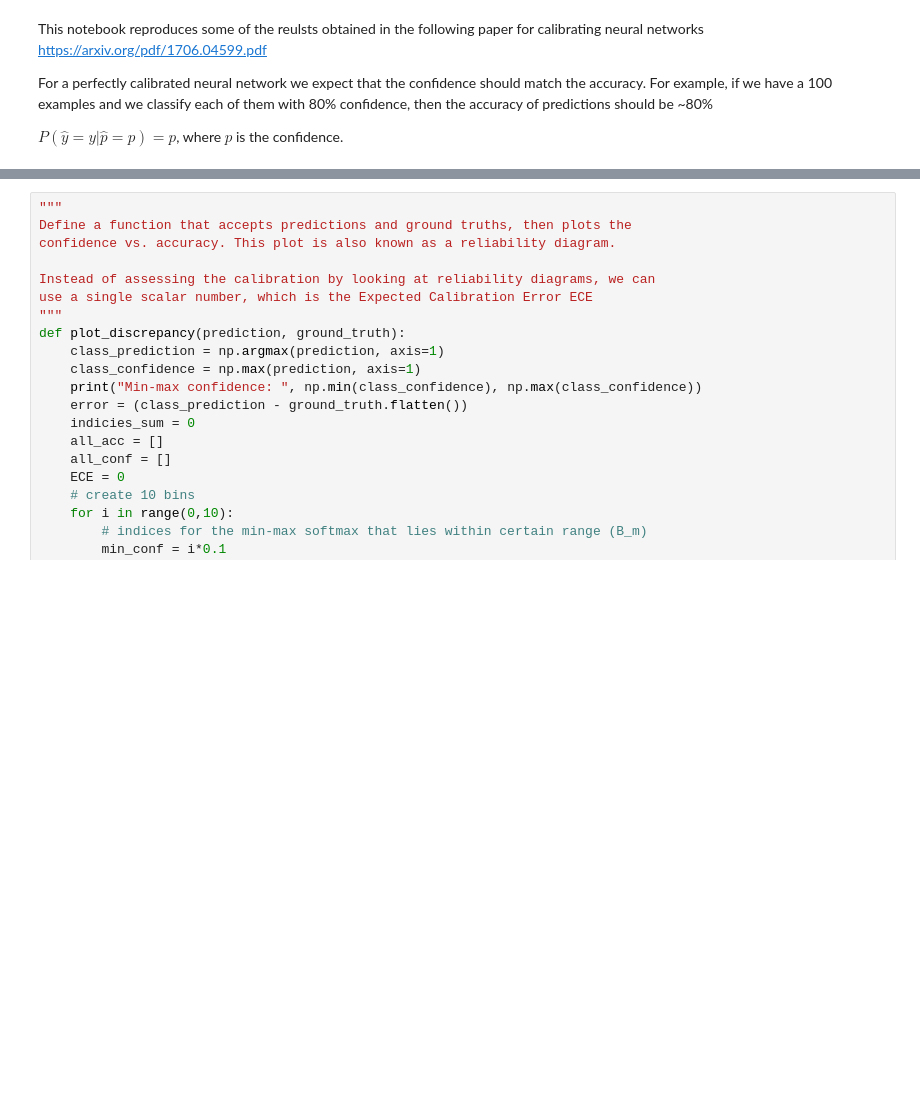
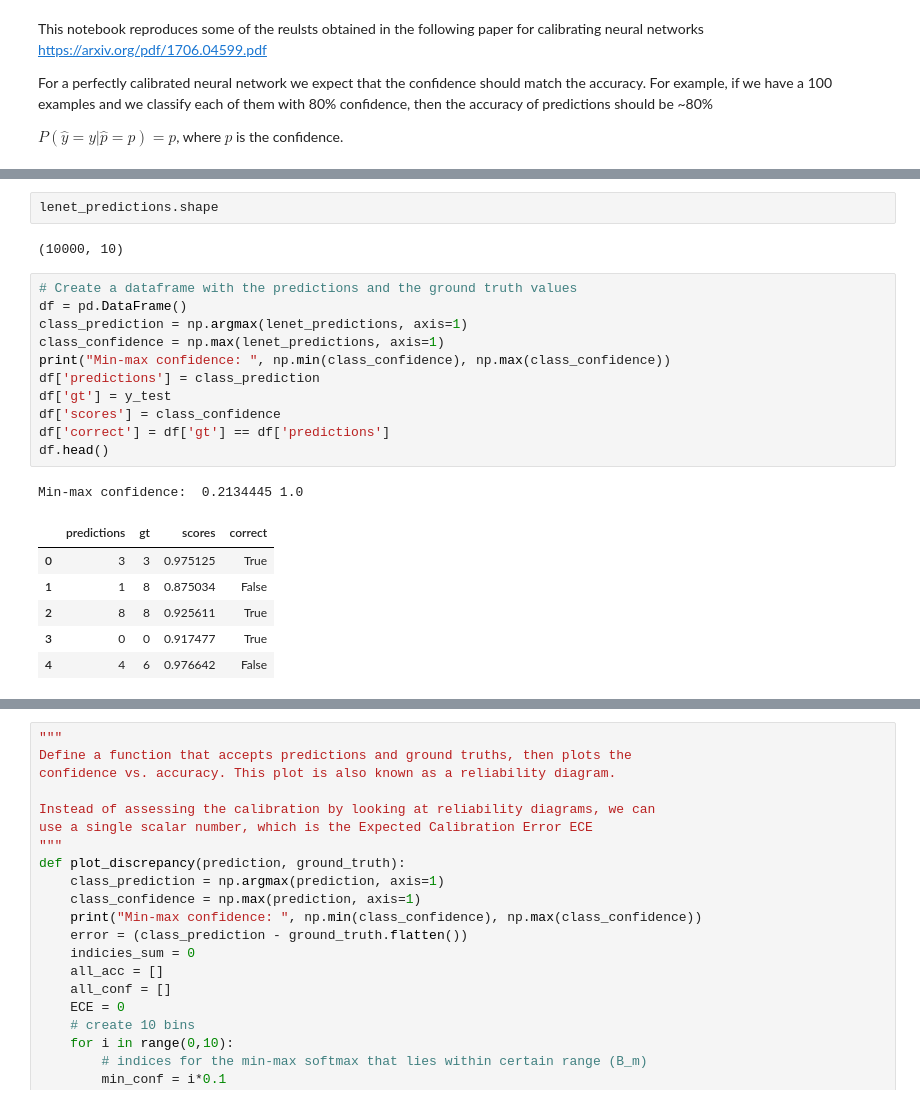
Before and after one commit to adelizer/kaggle-sandbox, a Jupyter notebook: drafts/NN_calibration.ipynb, the cells around one changed output, grey strips where cells are left out. Cells and saved outputs as stored; diff of their text form; blank space fills up the shorter version.

```diff
--- a/drafts/NN_calibration.ipynb
+++ b/drafts/NN_calibration.ipynb
@@ -81,0 +99,23 @@ print(lenet_score)
+# %%
+lenet_predictions.shape
+# %% [output]
+(10000, 10)
+# %%
+# Create a dataframe with the predictions and the ground truth values
+df = pd.DataFrame()
+class_prediction = np.argmax(lenet_predictions, axis=1)
+class_confidence = np.max(lenet_predictions, axis=1)
+print("Min-max confidence: ", np.min(class_confidence), np.max(class_confidence))
+df['predictions'] = class_prediction
+df['gt'] = y_test
+df['scores'] = class_confidence
+df['correct'] = df['gt'] == df['predictions']
+df.head()
+# %% [output]
+Min-max confidence:  0.2134445 1.0
+|  | predictions | gt | scores | correct |
+| 0 | 3 | 3 | 0.975125 | True |
+| 1 | 1 | 8 | 0.875034 | False |
+| 2 | 8 | 8 | 0.925611 | True |
+| 3 | 0 | 0 | 0.917477 | True |
+| 4 | 4 | 6 | 0.976642 | False |
```
Also changed, not shown: parts of 19 cells of this notebook.
